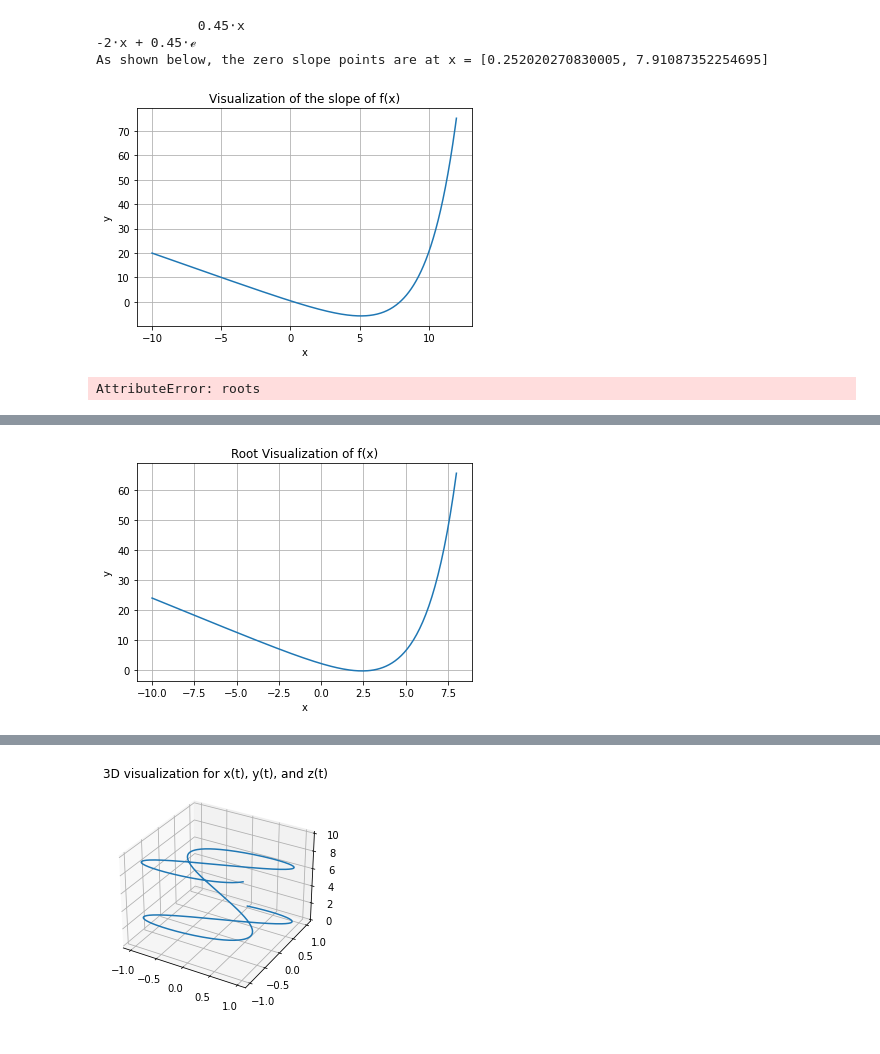
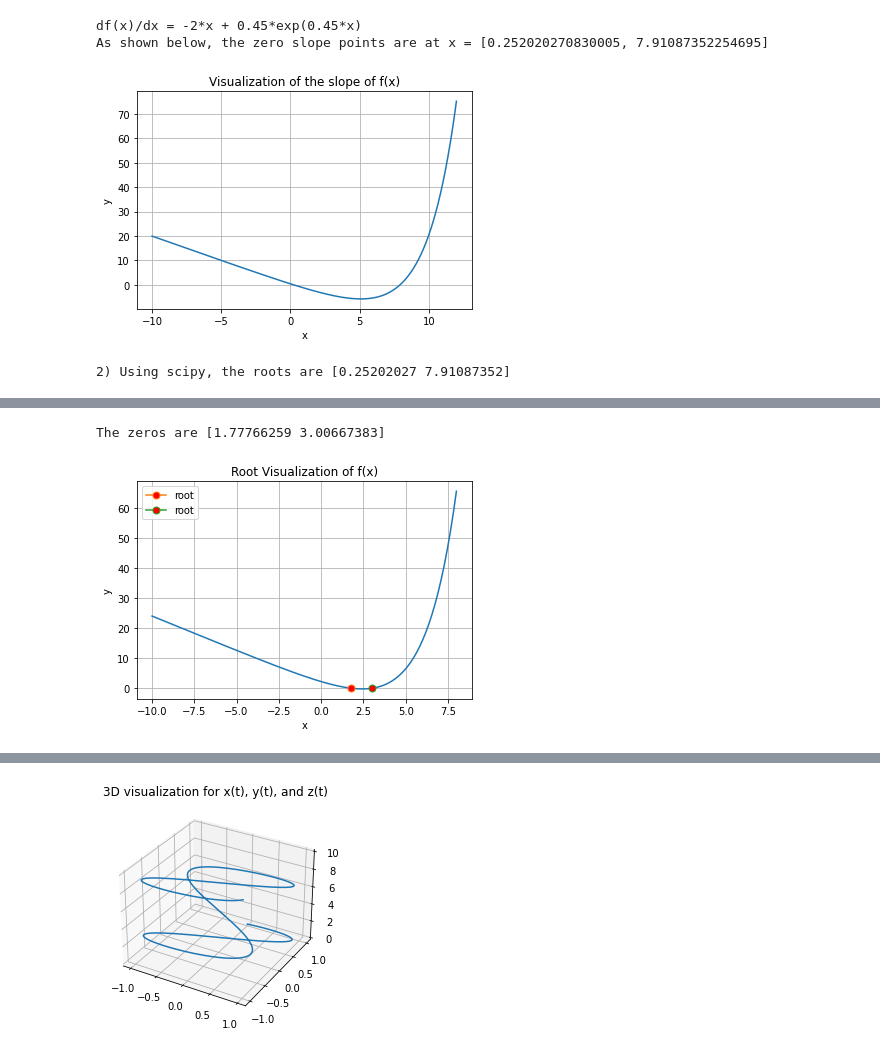
Before and after one commit to ENELEngineering/ENEL102, a Jupyter notebook: assignmentFour.ipynb, the cells around one changed output, grey strips where cells are left out. Drawn from its saved outputs; the diff is of its cells as text; code cells hidden in the pictures.

Commit message:
Added scipy.root for question two.

```diff
--- a/assignmentFour.ipynb
+++ b/assignmentFour.ipynb
@@ -10,9 +10,6 @@ x = sp.Symbol('x')
 f = sp.exp(0.45*x)-sp.Pow(x,2)+5
 d_f = sp.diff(f, x, 1)
 
-# def df(x_r):
-#     return d_f.subs(x, x_r)
-
 sp.pprint(f"df(x)/dx = {d_f}")
 print(f"As shown below, the zero slope points are at x = {sp.solve(d_f,x)}")
 
@@ -22,8 +19,7 @@ y_ = [df(x_r) for x_r in x_]
 
 plt.plot(x_, y_)
 plt.title("Visualization of the slope of f(x)")
-plt.xlabel("x")
-plt.ylabel("y")
+plt.xlabel("x"); plt.ylabel("y");
 plt.grid()
 plt.show()
 
@@ -34,32 +30,42 @@ plt.show()
 sol = optimize.root(df, [0, 7])
 print(f"2) Using scipy, the roots are {sol.x}")
 # %% [output]
-             0.45⋅x
--2⋅x + 0.45⋅ℯ
+df(x)/dx = -2*x + 0.45*exp(0.45*x)
 As shown below, the zero slope points are at x = [0.252020270830005, 7.91087352254695]
 [figure]
-AttributeError: roots
+2) Using scipy, the roots are [0.25202027 7.91087352]
 # %% [markdown]
 ![QuestionTwo](images/q2.png)
 # %%
 import matplotlib.pyplot as plt
+from scipy import optimize
 import numpy as np
-from scipy import optimize
 
 def f(x):
     return 1.2*np.exp(0.53*x)-2.3*x+1.01
 
 x = np.linspace(-9.99,7.99,200)
 
+sol = optimize.root(f, [0, 5])
+print(f"The zeros are {sol.x}")
+
 plt.plot(x, f(x))
-#plt.plot(sol.root, f(sol.root), marker="o", markersize=7, markerfacecolor="red")
+for root in sol.x:
+    plt.plot(
+        root,
+        f(root),
+        marker="o",
+        markersize=7,
+        markerfacecolor="red",
+        label="root"
+    )
+
 plt.title("Root Visualization of f(x)")
-plt.xlabel("x")
-plt.ylabel("y")
-plt.grid()
-plt.show()
+plt.xlabel("x"); plt.ylabel("y");
+plt.grid(); plt.legend(); plt.show();
 # %% [output]
+The zeros are [1.77766259 3.00667383]
-[figure, old version]
+[figure, new version]
 # %% [markdown]
 ![QuestionThree](images/q3.png)
 # %%
```
